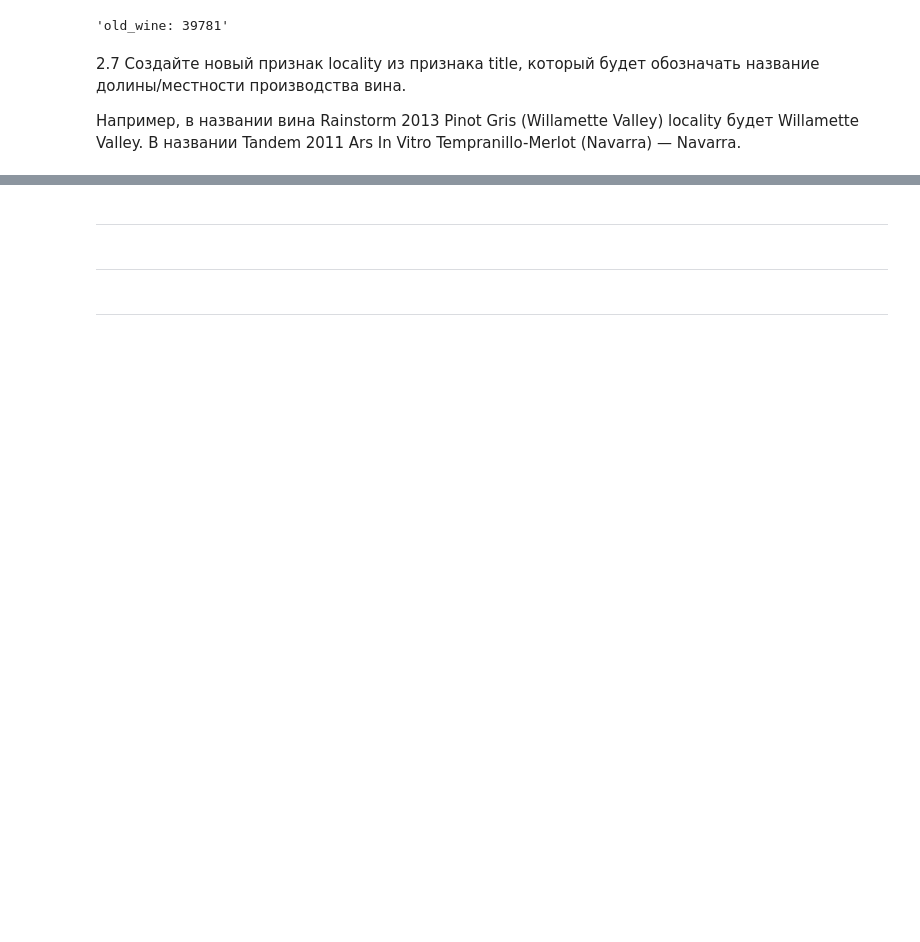
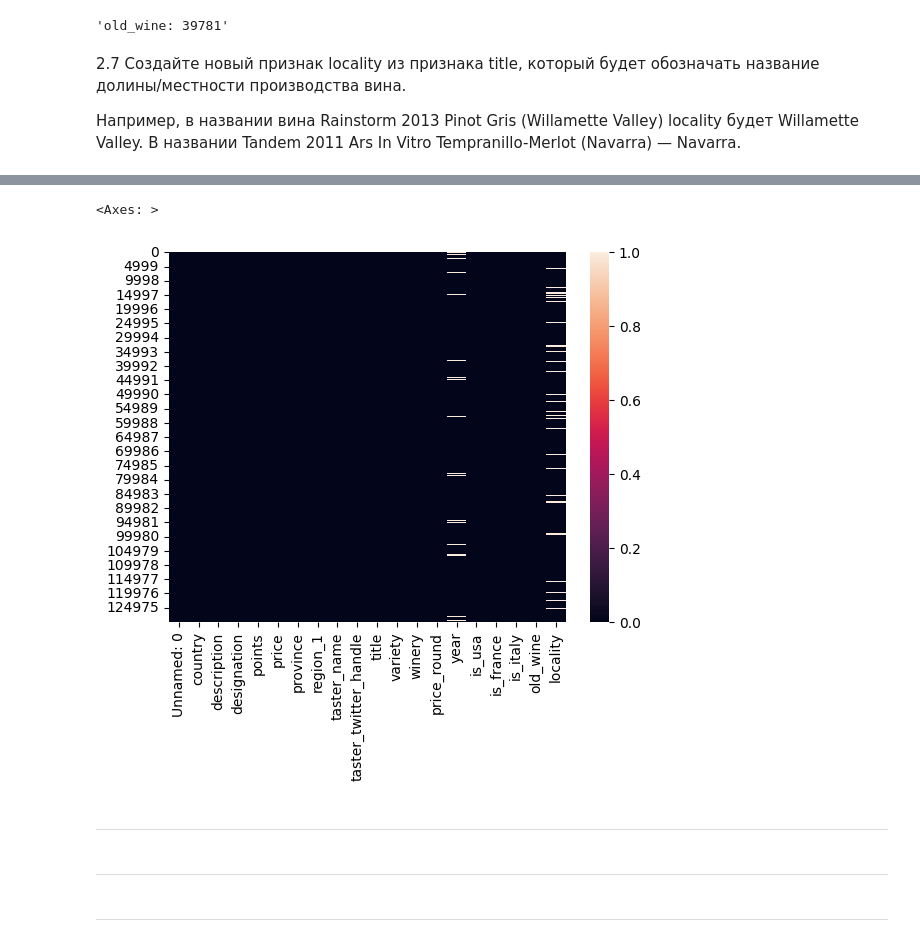
Before and after one commit to AbiNazim/Study_DataScience, a Jupyter notebook: Учеба/EDA/EDA-3. Проектирование признаков.ipynb, the cells around one changed output, grey strips where cells are left out. Saved outputs shown, nothing was run; the diff lists cells and outputs as text; code cells hidden in the pictures; blank space fills up the shorter version.

```diff
--- a/Учеба/EDA/EDA-3. Проектирование признаков.ipynb
+++ b/Учеба/EDA/EDA-3. Проектирование признаков.ipynb
@@ -126,0 +113,8 @@ wine_clean_3.head()
+# %%
+regex = r'\((.*?)\)'
+wine_clean_3['locality'] = wine_clean_3['title'].str.extract(regex)[0]
+wine_clean_3.head(1)
+#  Объяснение
+#  \( — это символ открытия круглой скобки, экранированный с помощью обратной косой черты, чтобы он не воспринимался как специальный символ.
+#  (.*?) — это захватывающая группа, которая ищет любой текст между скобками. .*? означает "поймать любое количество любых символов, как можно меньше", что позволяет сотрудничать с различными длинами имен местностей.
+#  \) — это символ закрытия круглой скобки.
@@ -127,3 +124,8 @@ wine_clean_3.head()
+# %%
+sns.heatmap(wine_clean_3.isnull())
+# %% [output]
+<Axes: >
+[figure, added]
 # %% [markdown]
 **************************************************************************************
 # %% [markdown]
```
Also changed, not shown: parts of 33 cells of this notebook, 1 other file.
